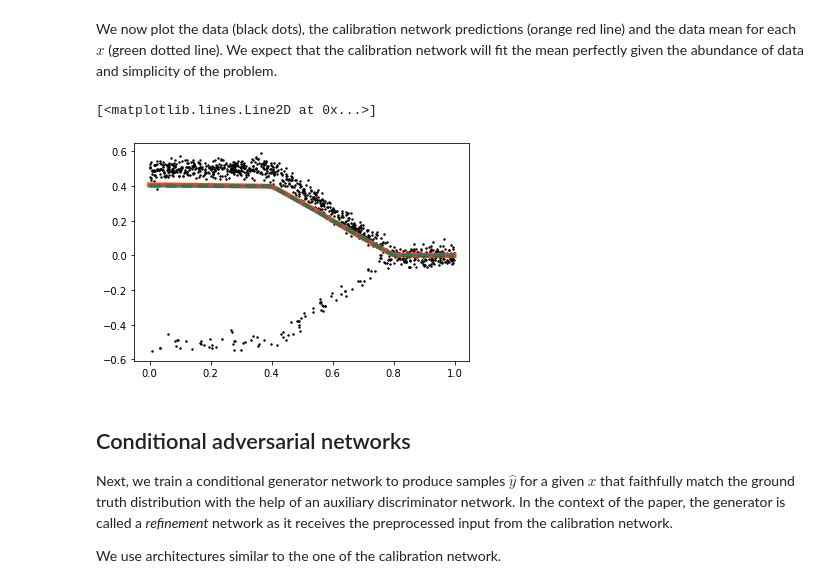
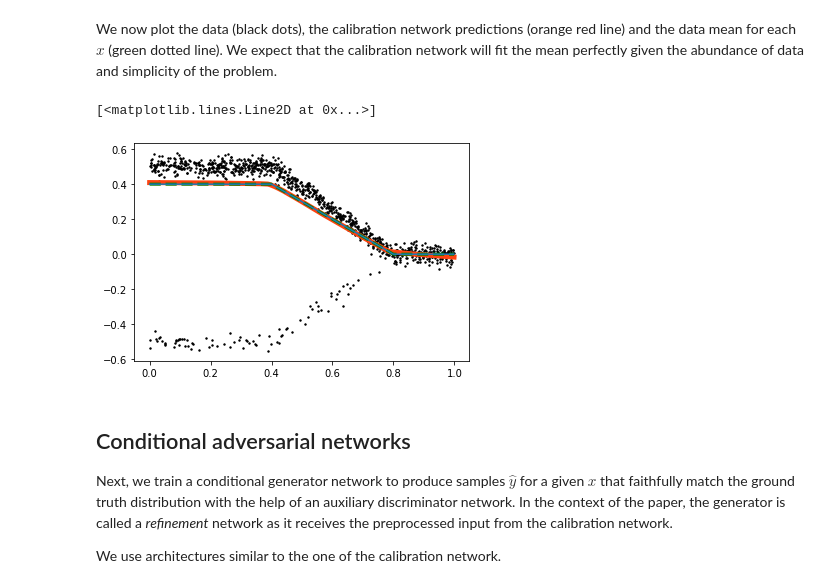
Before and after one commit to gdikov/calibrated-adversarial-learning, a Jupyter notebook: part_1.ipynb, the cells around one changed output. Saved outputs shown, nothing was run; the diff lists cells and outputs as text; code cells hidden in the pictures.

Commit message:
clean up some more and seed properly

```diff
--- a/part_1.ipynb
+++ b/part_1.ipynb
@@ -62,34 +65,31 @@ def run_step_cal(xs_t, ys_t, opt_cal, net_cal):
 
 def train_cal(producer, net_cal, opt_cal):
     pbar = tqdm.tqdm(range(1500))
-    loss_history = []
-    data = producer.produce(1000, seed=0)
+    data = producer.produce(1000, seed=SEED)
     for i in pbar:
         xs, ys = next(data)
         xs_t = torch.as_tensor(xs).to(device)
         ys_t = torch.as_tensor(ys).to(device)
         loss = run_step_cal(xs_t, ys_t, opt_cal, net_cal)
-        loss_history.append(loss)
         pbar.set_description_str(f"loss: {loss:4.2f}, ")
-    return loss_history
 # %%
-_ = train_cal(data_gen, net_cal, opt_cal)
+train_cal(data_gen, net_cal, opt_cal)
 # %% [markdown]
 We now plot the data (black dots), the calibration network predictions (orange red line) and the data mean for each $x$ (green dotted line). We expect that the calibration network will fit the mean perfectly given the abundance of data and simplicity of the problem.
 # %%
-xs, ys = next(data_gen.produce(1000))
+xs, ys = next(data_gen.produce(1000, SEED))
 xs_t, ys_t = torch.as_tensor(xs).to(device), torch.as_tensor(ys).to(device)
 ys_cal = net_cal(xs_t).detach()
 sort_idx = np.argsort(xs)
 plt.scatter(xs, ys, s=2.0, c="black")
 plt.plot(xs[sort_idx], ys_cal.cpu().numpy().squeeze()[sort_idx],
          "-", linewidth=5.0, c="xkcd:orangered")
 plt.plot(xs[sort_idx], data_gen.mean(xs[sort_idx]),
          "--", linewidth=3.0, color="green")
 plt.plot(xs[sort_idx], data_gen.mean(xs[sort_idx]), )
 # %% [output]
 [<matplotlib.lines.Line2D at 0x...>]
-[figure, old version]
+[figure, new version]
 # %% [markdown]
 ## Conditional adversarial networks
 
```
Also changed, not shown: parts of 9 cells of this notebook.
